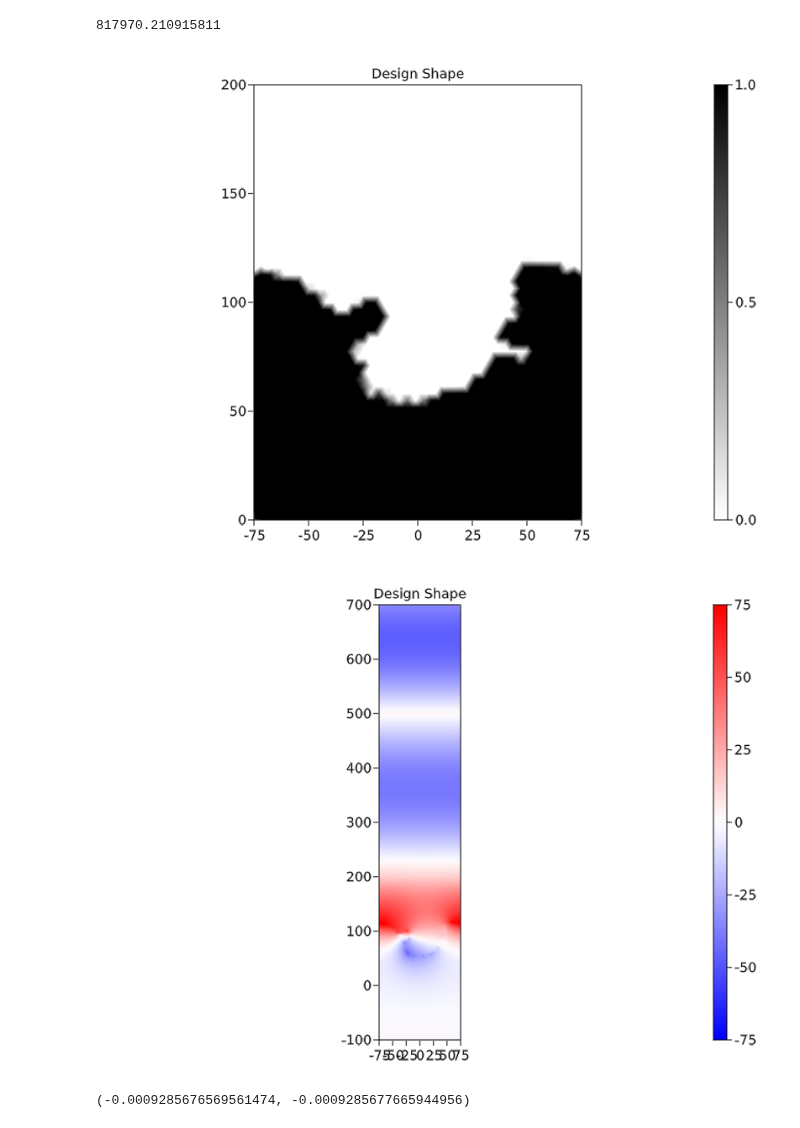
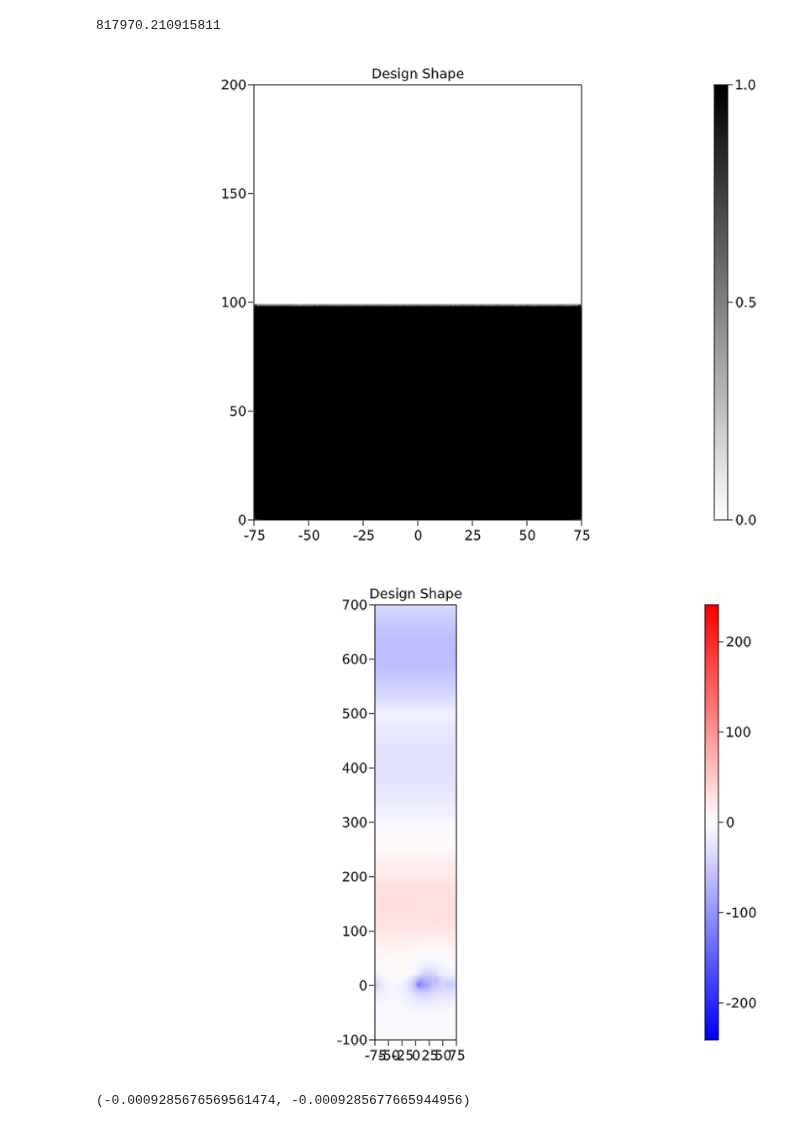
Before and after one commit to WenjieYao/RamanInFluid, a Jupyter notebook: Main.ipynb, the cells around one changed output. Saved outputs shown, nothing was run; the diff lists cells and outputs as text; code cells hidden in the pictures.

```diff
--- a/Main.ipynb
+++ b/Main.ipynb
@@ -122,7 +90,7 @@ GridapParameters(UnconstrainedFESpace(), UnconstrainedFESpace(), UnconstrainedFE
 # %%
 
-material = "Gold"
-n_λ, k_λ = RefractiveIndex(material)
+material = "Silver"
+n_λ, k_λ = RefractiveIndex(material,main_path)
 λ1 = 532
 λ2 = 549
 nm1 = n_λ(λ1) + 1im * k_λ(λ1)
@@ -217,7 +185,7 @@ g_opt = 817970.210915811
 ImportFromFile = true
 N = num_free_dofs(gridap.FE_U)
 if ImportFromFile
-    p_max = readdlm("p_opt_value.txt", Float64)
+    p_max = readdlm("cloud/task5/p_opt_value.txt", Float64)
     p0 = p_max[:]
 else
     p0 = zeros(gridap.np)
@@ -227,15 +195,15 @@ kb = 0
 pf_vec = pf_p0(p0; control, gridap)
 pfh = FEFunction(gridap.FE_Pf, pf_vec)
 pth = (pf -> Threshold(pf; control)) ∘ pfh
-A1_mat = MatrixA(pth, kb; phys=phys1, control, gridap)
-b1_vec = assemble_vector(v->(∫(v)gridap.dΓ_s), gridap.FE_V)
-u1_vec = A1_mat \ b1_vec
-u1h = FEFunction(gridap.FE_U, u1_vec)
+# A1_mat = MatrixA(pth, kb; phys=phys1, control, gridap)
+# b1_vec = assemble_vector(v->(∫(v)gridap.dΓ_s), gridap.FE_V)
+# u1_vec = A1_mat \ b1_vec
+# u1h = FEFunction(gridap.FE_U, u1_vec)
 
-A2_mat = MatrixA(pth, kb; phys=phys2, control, gridap)
-o_vec = VectorO(1, 1; gridap)
-v2_vec = A2_mat' \ o_vec
-v2h = FEFunction(gridap.FE_U, v2_vec)
+# A2_mat = MatrixA(pth, kb; phys=phys2, control, gridap)
+# o_vec = VectorO(1, 1; gridap)
+# v2_vec = A2_mat' \ o_vec
+# v2h = FEFunction(gridap.FE_U, v2_vec)
 
 fig, ax, plt = plot(gridap.Ω, pth, colormap = :binary)
 Colorbar(fig[1,2], plt)
@@ -245,16 +213,17 @@ limits!(ax, -L/2, L/2, 0, hd)
 #save("Results/shape.png", fig)
 fig
 # %% [output]
-[figure, old version]
+[figure, new version]
 # %%
-fig, ax, plt = plot(gridap.Ω, real(u1h), colormap = :bwr, colorrange=(-75, 75))
+maxv = maximum(abs.(u1_vec))
+fig, ax, plt = plot(gridap.Ω, real(u1h), colormap = :bwr, colorrange=(-maxv, maxv))
 Colorbar(fig[1,2], plt)
 ax.aspect = AxisAspect(L/(phys1.LHp[2]+phys1.LHn[2]))
 ax.title = "Design Shape"
 limits!(ax, -L/2, L/2, -phys1.LHn[2], phys1.LHp[2])
 fig
 # %% [output]
-[figure, old version]
+[figure, new version]
 # %%
 p0 = rand(gridap.np)
 δp = rand(gridap.np)*1e-8
```
Also changed, not shown: parts of 3 cells of this notebook, 21 other files.
